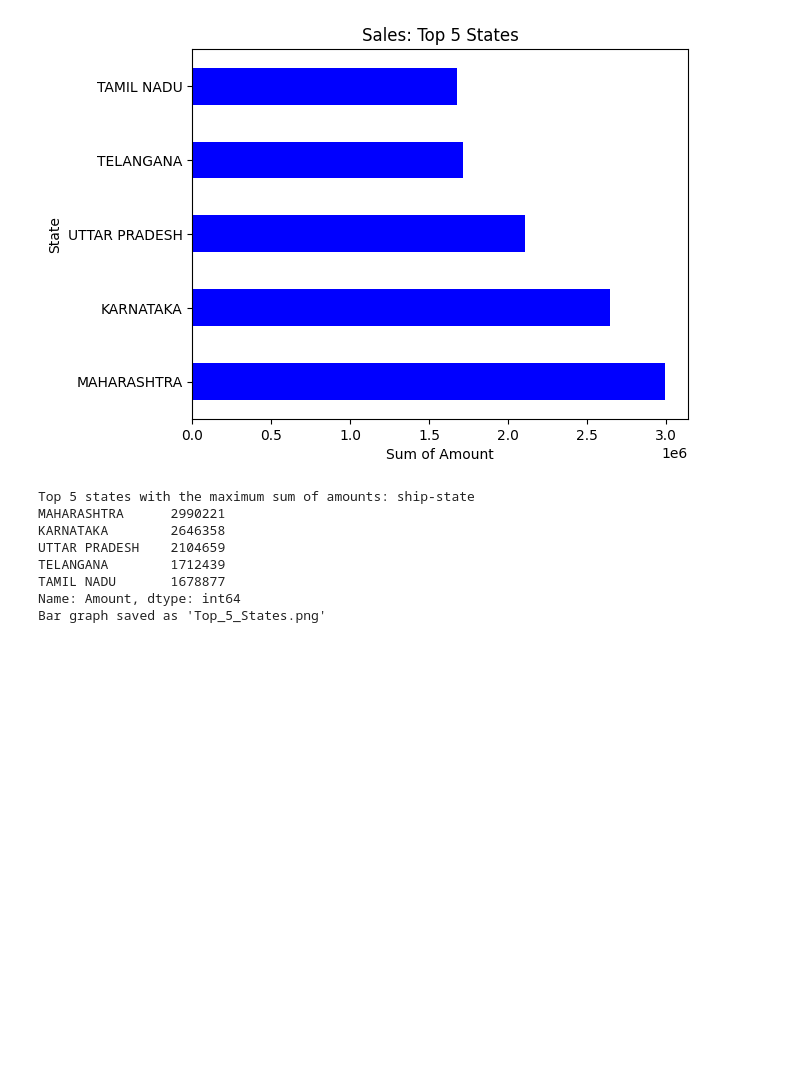
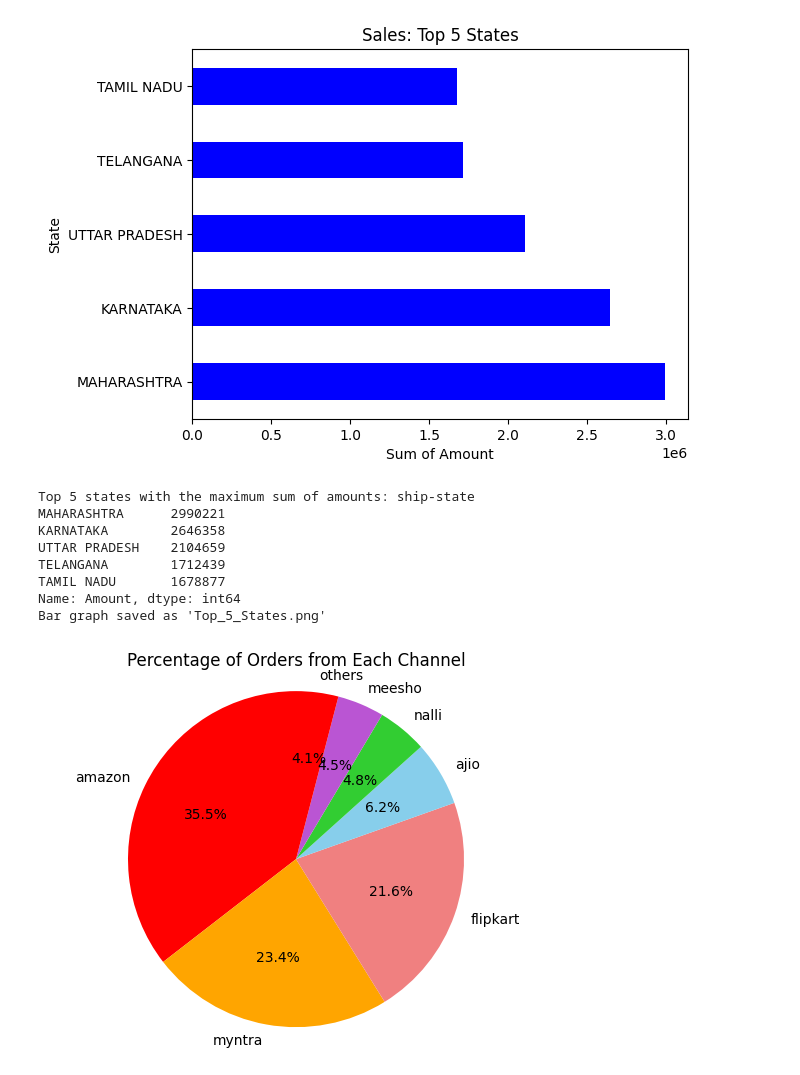
Before and after one commit to mansi104-ai/Shopping_data-minor-, a Jupyter notebook: data_preprocessing.ipynb, the cells around one changed output. Drawn from its saved outputs; the diff is of its cells as text; code cells hidden in the pictures; blank space fills up the shorter version.

```diff
--- a/data_preprocessing.ipynb
+++ b/data_preprocessing.ipynb
@@ -178,3 +178,37 @@ TELANGANA        1712439
 TAMIL NADU       1678877
 Name: Amount, dtype: int64
 Bar graph saved as 'Top_5_States.png'
+# %%
+import pandas as pd
+import matplotlib.pyplot as plt
+
+# Assuming you have loaded the data into a DataFrame named 'df'
+# Replace 'path/to/Raw_Data.xlsx' with the actual file path if not loaded already
+# df = pd.read_excel('path/to/Raw_Data.xlsx')
+
+# Data Preprocessing for 'Channels' column
+df['Channel '] = df['Channel '].str.strip().str.lower()
+
+# Filter out rows with missing or empty 'Channels' values
+df = df.dropna(subset=['Channel '])
+
+# Count the number of orders for each channel
+channel_counts = df['Channel '].value_counts()
+
+# Calculate percentages
+channel_percentages = channel_counts / channel_counts.sum() * 100
+
+# Generate a list of distinct colors for each division
+colors = ['red', 'orange', 'lightcoral', 'skyblue', 'limegreen', 'mediumorchid']  # Add more colors as needed
+
+# Generate pie chart
+labels = channel_percentages.index
+sizes = channel_percentages.values
+
+plt.pie(sizes, labels=labels, autopct='%1.1f%%', startangle=90, colors=colors)
+plt.axis('equal')  # Equal aspect ratio ensures that pie is drawn as a circle.
+
+plt.title('Percentage of Orders from Each Channel')
+plt.show()
+# %% [output]
+[figure, added]
```
